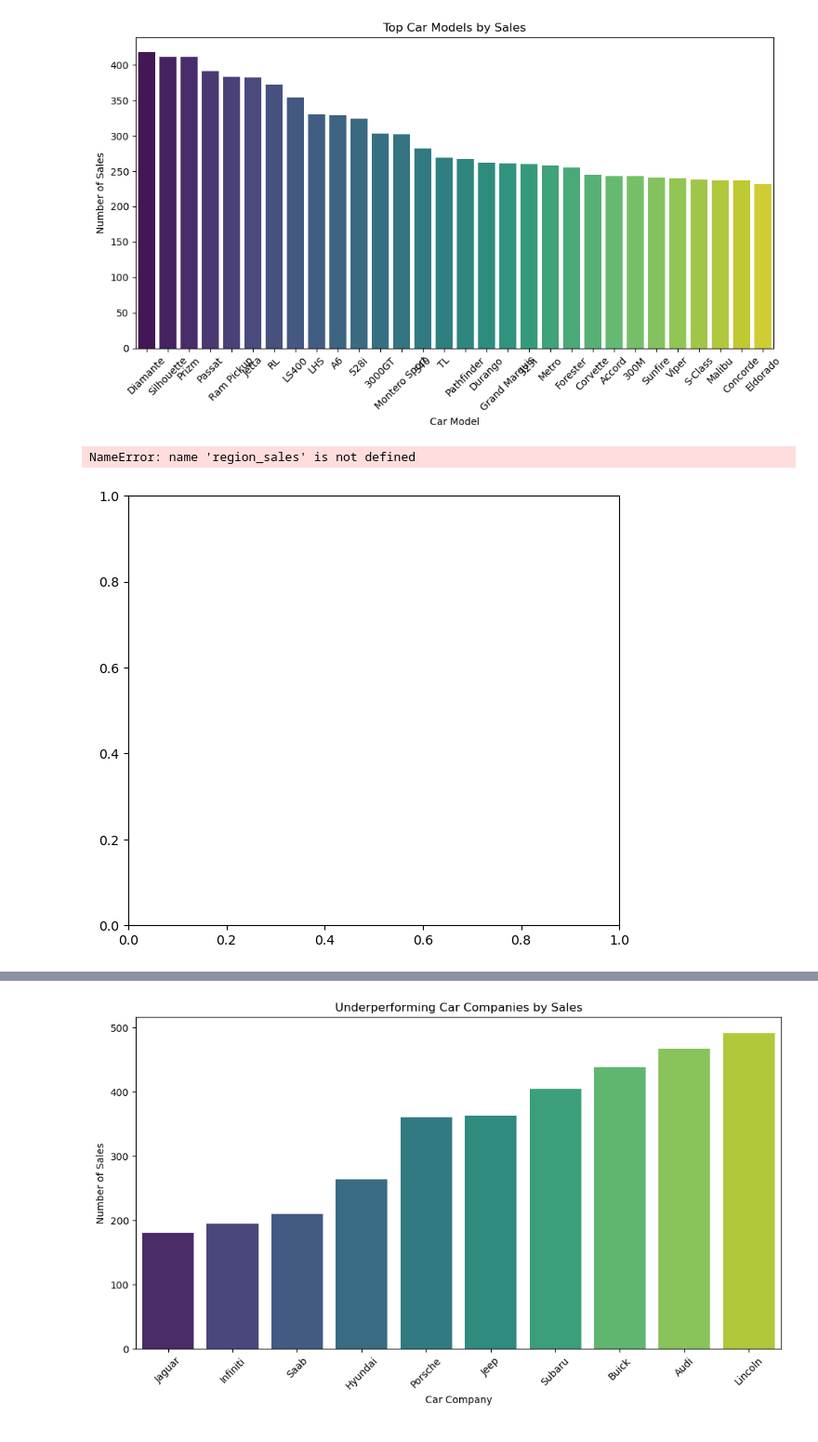
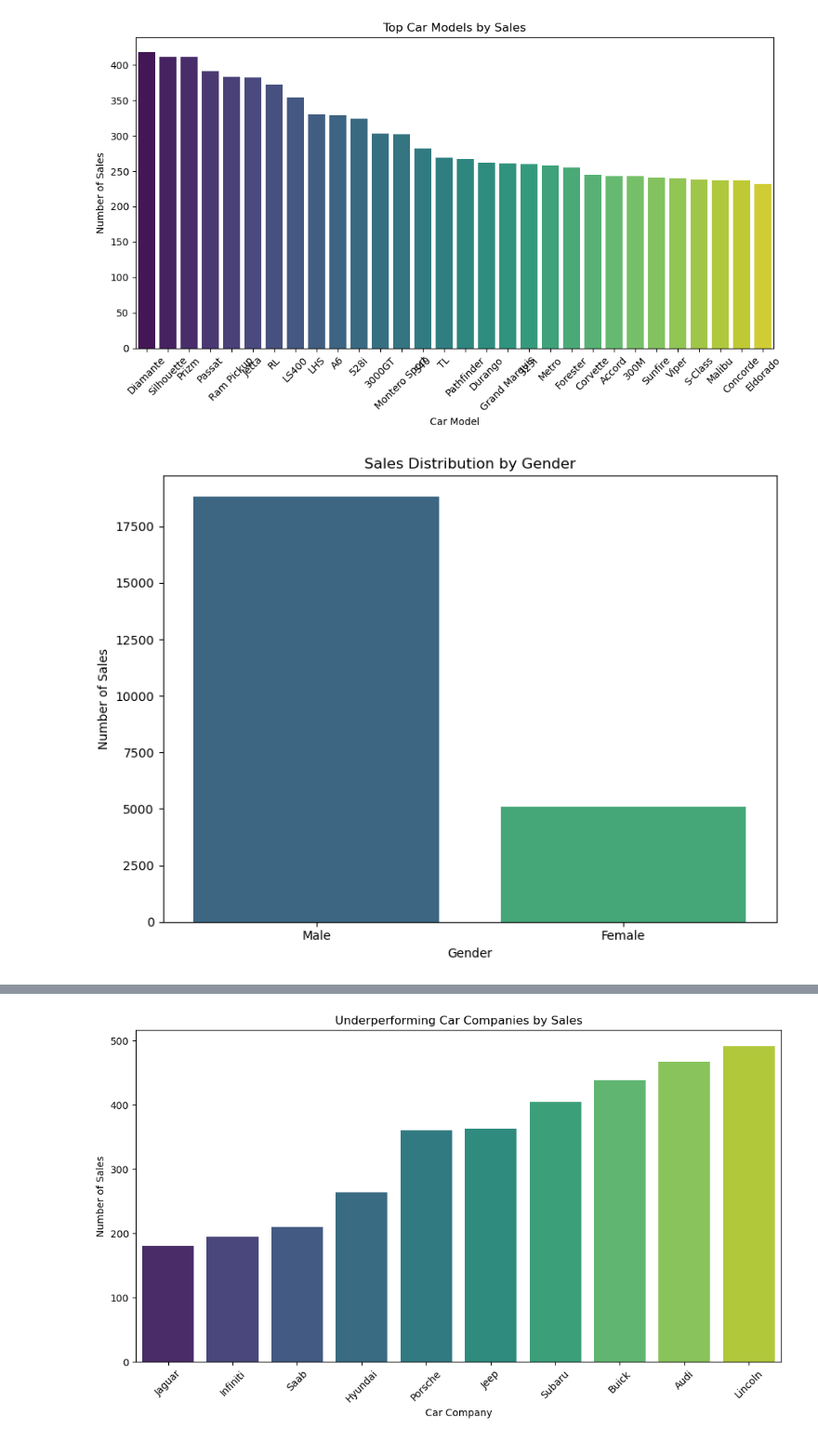
Before and after one commit to vocar12345/DM_PROJECT_, a Jupyter notebook: car_sale_data.ipynb, the cells around one changed output, grey strips where cells are left out. Shown at 93% size. Drawn from its saved outputs; the diff is of its cells as text; code cells hidden in the pictures.

```diff
--- a/car_sale_data.ipynb
+++ b/car_sale_data.ipynb
@@ -74,26 +74,17 @@ plt.show()
 # %% [output]
 [figure]
 # %%
-plt.figure(figsize=(15, 6))
+# Sales distribution by gender
+gender_sales = df['Gender'].value_counts()
 
-# Plot sales distribution by region
-plt.subplot(1, 2, 1)
-region_sales.plot(kind='bar', color='salmon')
-plt.title('Sales Distribution by Region')
-plt.xlabel('Region')
-plt.ylabel('Number of Sales')
-plt.tight_layout()
-
-# Plot sales distribution by gender
-plt.figure(figsize=(15, 6))
-plt.subplot(1, 2, 2)
-gender_sales.plot(kind='bar', color='lightgreen')
+# Visualization of sales by gender
+plt.figure(figsize=(8, 6))
+sns.barplot(x=gender_sales.index, y=gender_sales.values, palette='viridis')
 plt.title('Sales Distribution by Gender')
 plt.xlabel('Gender')
 plt.ylabel('Number of Sales')
+plt.xticks(rotation=0)
 plt.tight_layout()
-
 plt.show()
 # %% [output]
-NameError: name 'region_sales' is not defined
-[figure, old version]
+[figure, new version]
```
Also changed, not shown: parts of 4 cells of this notebook.
